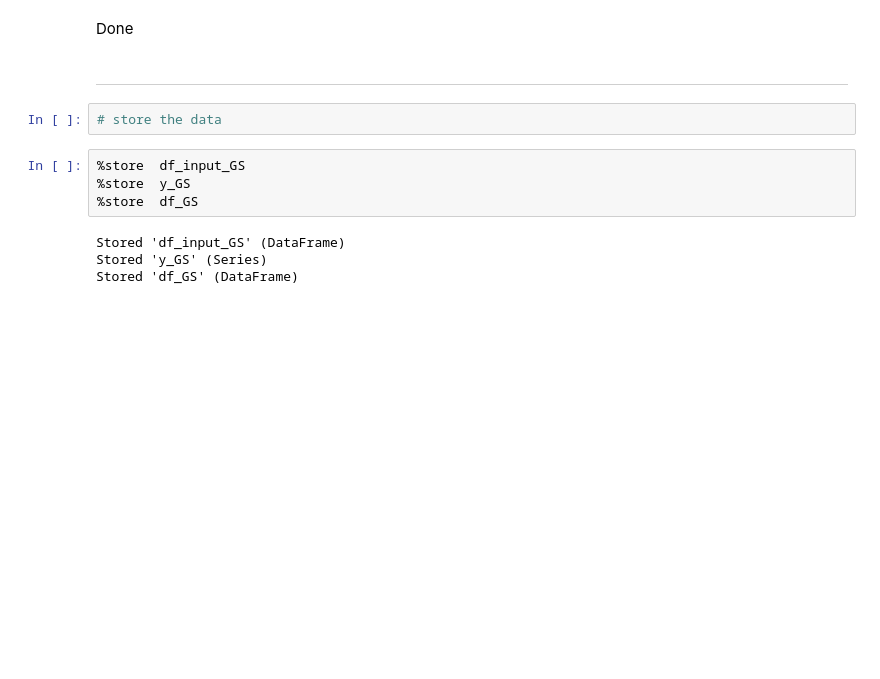
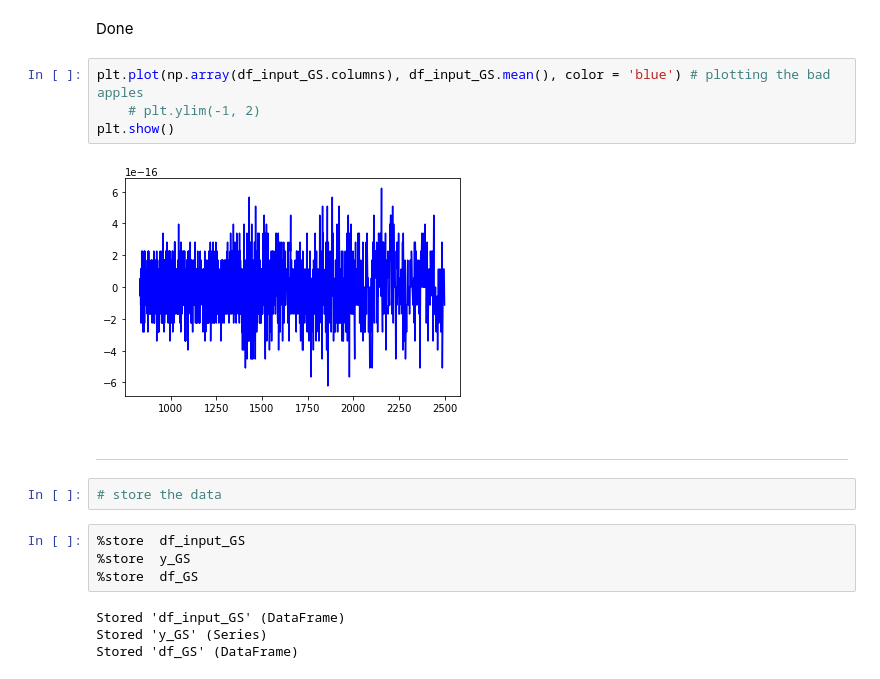
Before and after one commit to eahussein/apple_classification, a Jupyter notebook: gs/tutorial1_gs.ipynb, the cells around one changed output. Saved outputs shown, nothing was run; the diff lists cells and outputs as text; blank space fills up the shorter version.

```diff
--- a/gs/tutorial1_gs.ipynb
+++ b/gs/tutorial1_gs.ipynb
@@ -126,5 +155,11 @@ plt.show()
 # %% [markdown]
 Done
+# %%
+plt.plot(np.array(df_input_GS.columns), df_input_GS.mean(), color = 'blue') # plotting the bad apples
+    # plt.ylim(-1, 2)
+plt.show()
+# %% [output]
+[figure, added]
 # %% [markdown]
 ---
 # %%
```
Also changed, not shown: parts of 5 cells of this notebook, 7 other files.
